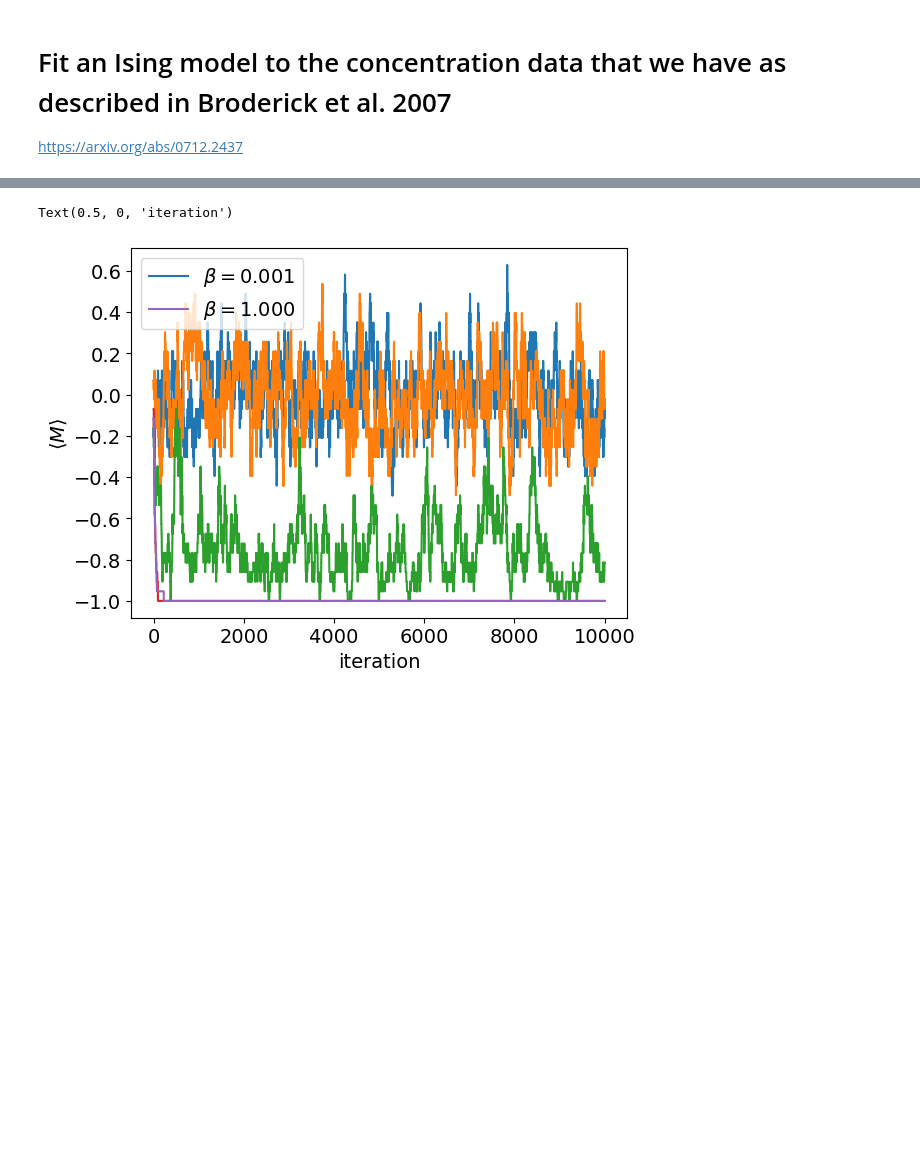
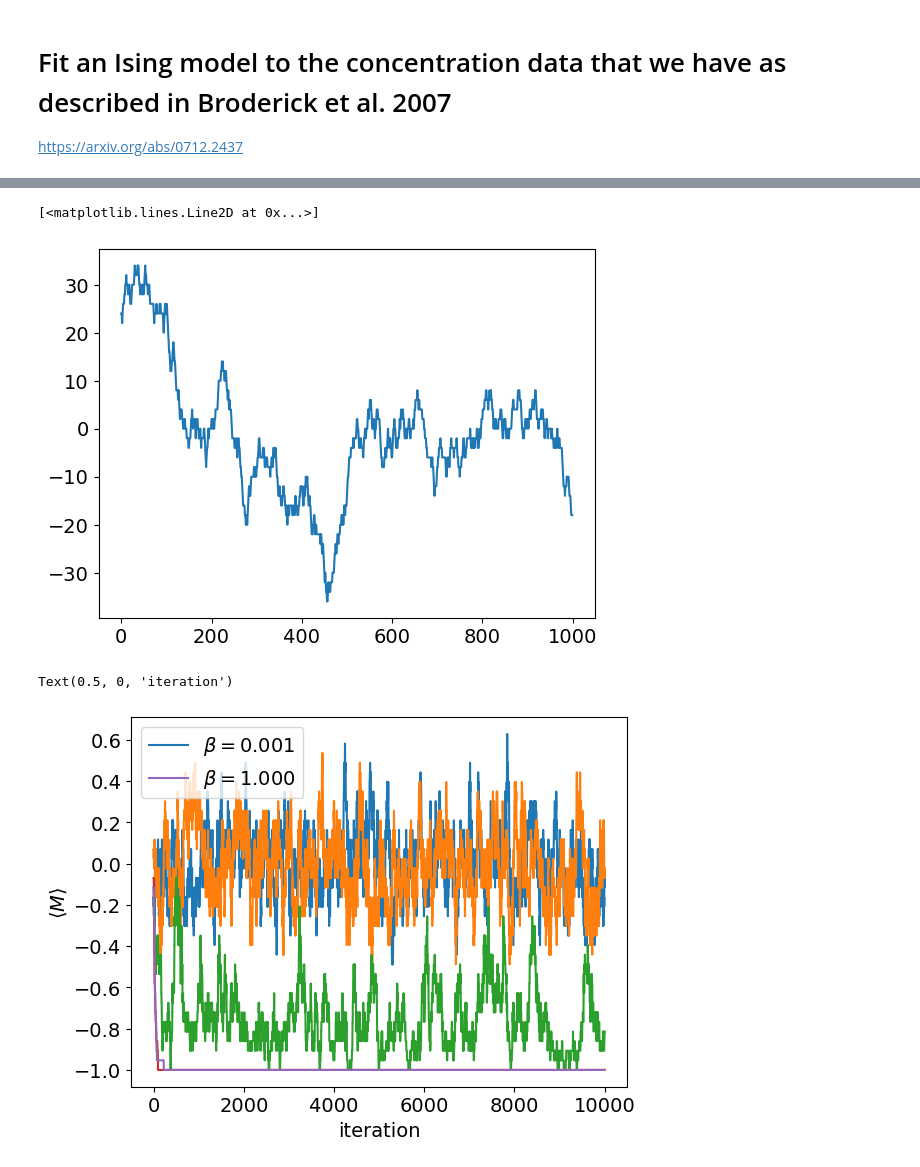
Before and after one commit to juancarlosfdc/noncanonical-olfaction, a Jupyter notebook: ising/fit_ising_model.ipynb, the cells around one changed output, grey strips where cells are left out. Cells and saved outputs as stored; diff of their text form; code cells hidden in the pictures; blank space fills up the shorter version.

```diff
--- a/ising/fit_ising_model.ipynb
+++ b/ising/fit_ising_model.ipynb
@@ -122,3 +150,8 @@ Text(0, 0.5, '$\\langle M \\rangle$')
+# %%
+plt.plot(m)
+# %% [output]
+[<matplotlib.lines.Line2D at 0x...>]
+[figure, added]
 # %%
 fig, ax = plt.subplots()
 
```
Also changed, not shown: parts of 9 cells of this notebook.
